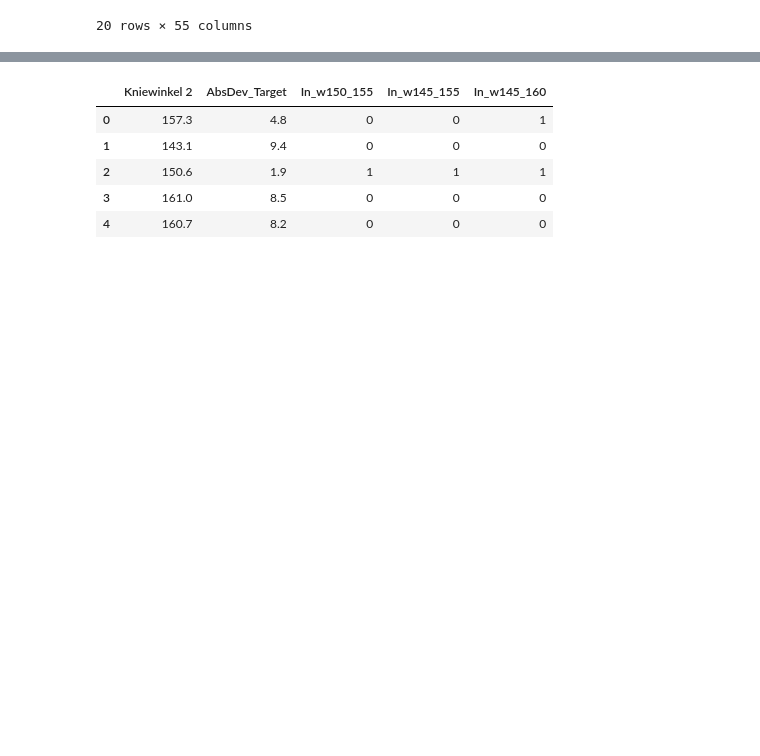
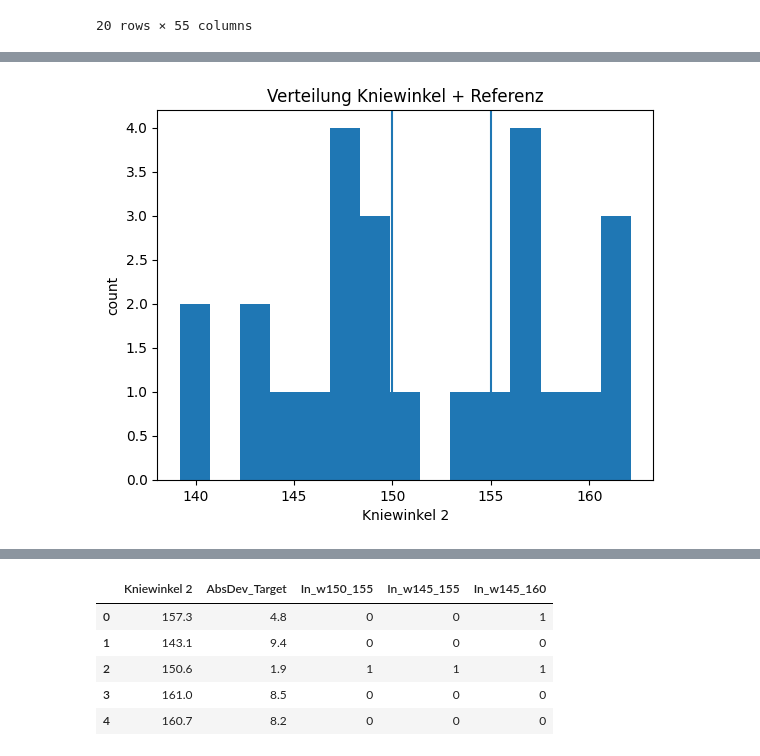
Before and after one commit to WestWoodPrints/MMI_Tool, a Jupyter notebook: Auswertung_V3.ipynb, the cells around one changed output, grey strips where cells are left out. Cells and saved outputs as stored; diff of their text form; code cells hidden in the pictures; blank space fills up the shorter version.

```diff
--- a/Auswertung_V3.ipynb
+++ b/Auswertung_V3.ipynb
@@ -58,3 +167,36 @@ df.head(20)
+# %%
+# ==== Outcome-Konfiguration (nur hier umstellen) ====
+KNEE_COL = "Kniewinkel 2"
+
+OUTCOME_MODE = "window"     # "window" oder "target"
+TARGET = 152.5              # nur relevant für mode="target"
+WINDOW = (150.0, 155.0)     # nur relevant für mode="window"
+SIGNED = False              # i.d.R. False (Abweichungsbetrag)
+
+# Outcome berechnen
+df["Abweichung"] = make_outcome(
+    df, knee_col=KNEE_COL,
+    mode=OUTCOME_MODE,
+    target=TARGET,
+    window=WINDOW,
+    signed=SIGNED
+)
+
+
+x = pd.to_numeric(df[KNEE_COL], errors="coerce").dropna()
+
+plt.figure()
+plt.hist(x, bins=15)
+if OUTCOME_MODE == "window":
+    plt.axvline(WINDOW[0]); plt.axvline(WINDOW[1])
+else:
+    plt.axvline(TARGET)
+plt.title("Verteilung Kniewinkel + Referenz")
+plt.xlabel(KNEE_COL)
+plt.ylabel("count")
+plt.show()
+# %% [output]
+[figure, added]
 # %%
 ################
 #   ZELLE 03   #
```
Also changed, not shown: parts of 8 cells of this notebook.
